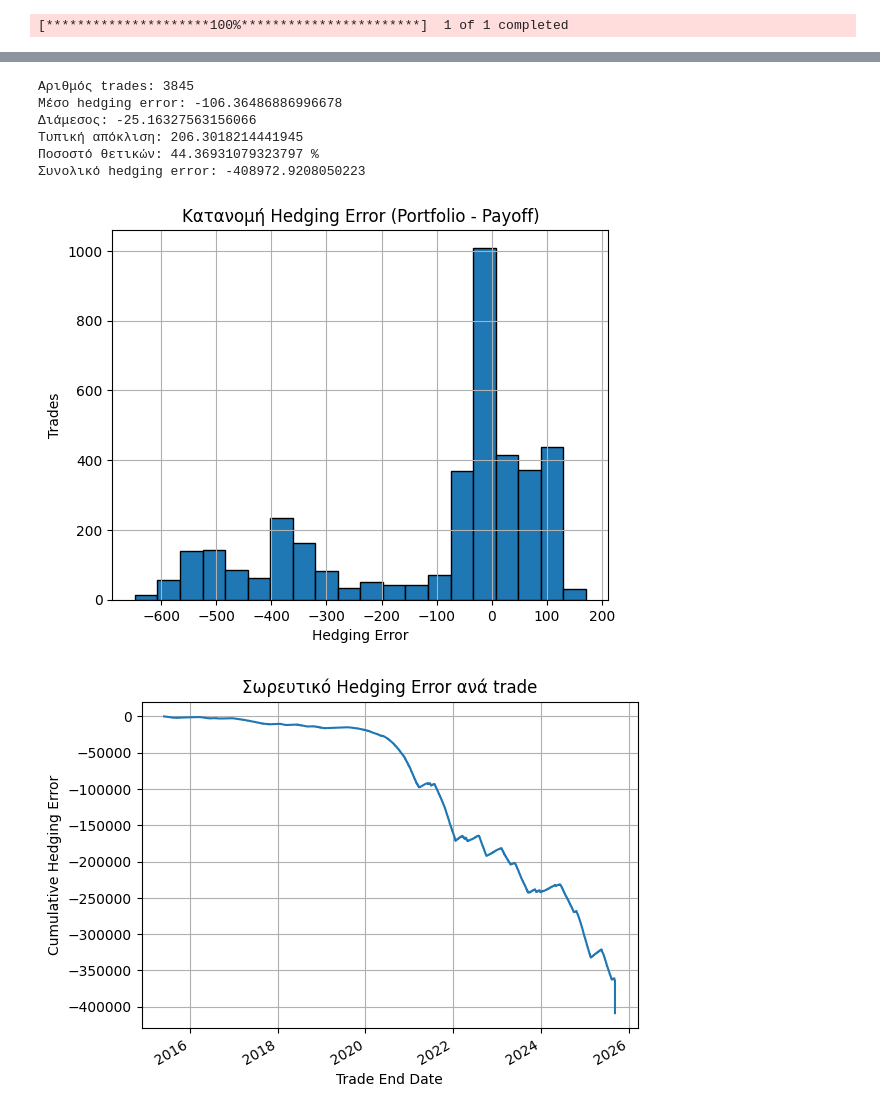
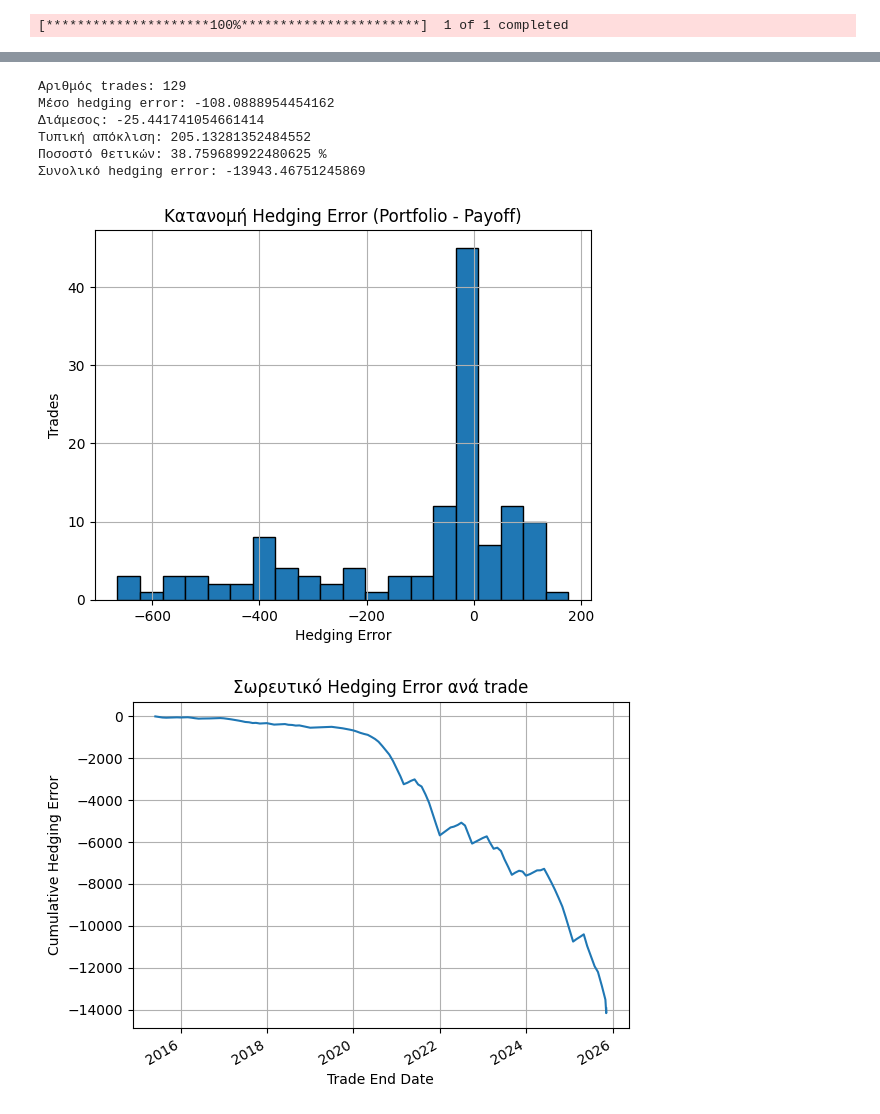
Before and after one commit to nikoshalidias/Financial-Engineering, a Jupyter notebook: BackTesting_Black_Scholes.ipynb, the cells around one changed output, grey strips where cells are left out. Cells and saved outputs as stored; diff of their text form; code cells hidden in the pictures.

```diff
--- a/BackTesting_Black_Scholes.ipynb
+++ b/BackTesting_Black_Scholes.ipynb
@@ -128,7 +164,12 @@ def backtest_monthly_anchors(
     anchor = pd.Timestamp(start_anchor)
     last = pd.Timestamp(end_anchor)
     results: List[TradeResult] = []
-    days_in_year = 252.0
+    days_in_year_td = 252.0  # trading days
+
+    def T_trading_years(t0: pd.Timestamp, t1: pd.Timestamp) -> float:
+        # Trading-day count (half-open): [t0, t1)
+        bd = np.busday_count(t0.date(), t1.date())
+        return float(bd / days_in_year_td)
 
     while anchor < last:
         train_start_cal = anchor - pd.DateOffset(months=training_months)
@@ -145,22 +186,22 @@ def backtest_monthly_anchors(
         if any(d is None for d in [train_start, train_end, trade_start, trade_end]):
             break
         if trade_end <= trade_start:
-            break
+            anchor = anchor + pd.DateOffset(months=step_months)
+            continue
 
         # === TRAIN σ από το προηγούμενο training window ===
         train_slice = px.loc[train_start:train_end, "Close"]
         logret = np.log(train_slice).diff()
         sigma_ann = annualize_vol_from_returns(logret)
-        if not np.isfinite(sigma_ann):
+        if not np.isfinite(sigma_ann) or sigma_ann <= 0.0:
             anchor = anchor + pd.DateOffset(months=step_months)
             continue
 
         # === TRADE  ===
         S0 = float(px.loc[trade_start, "Close"])
         K = float(S0 * K_offset)  # για fixed strike: αντικατάστησε με π.χ. K = 300.0
-        # ACT/365 approx για το συνολικό T (μόνο για αρχικοποίηση)
-        T_years_total = (trade_end - trade_start).days / 365.0
-        price0, delta = bs_price_delta(S0, K, T_years_total, r, q, sigma_ann, call)
+        T0 = T_trading_years(trade_start, trade_end)
+        price0, delta = bs_price_delta(S0, K, T0, r, q, sigma_ann, call)
 
         cash = -price0
         shares = delta
@@ -169,8 +210,12 @@ def backtest_monthly_anchors(
         trade_days = px.loc[trade_start:trade_end].index
         rehedges = 0
 
+        # Re-hedge ΜΟΝΟ σε εσωτερικές μέρες (όχι τη μέρα λήξης)
         for t in trade_days[1:]:
-            T_left = max((trade_end - t).days, 0) / 365.0
+            T_left = T_trading_years(t, trade_end)
+            if T_left <= 0.0:
+                break  # μην κάνεις hedge στη λήξη
+
             S = float(px.loc[t, "Close"])
             _, new_delta = bs_price_delta(S, K, T_left, r, q, sigma_ann, call)
 
@@ -181,14 +226,15 @@ def backtest_monthly_anchors(
                 shares = new_delta
                 rehedges += 1
 
-            cash *= math.exp(r / days_in_year)
+            # ημέρα-ημέρα ανατοκισμός στο r (trading days)
+            cash *= math.exp(r / days_in_year_td)
 
         ST = float(px.loc[trade_end, "Close"])
         payoff = max(ST - K, 0.0) if call else max(K - ST, 0.0)
 
         cash_final = cash - shares * ST
         portfolio_value = payoff + cash_final
-        hedging_error = portfolio_value - payoff  # = cash_final
+        hedging_error = cash_final  # = portfolio - payoff
 
         results.append(
             TradeResult(
@@ -198,15 +244,15 @@ def backtest_monthly_anchors(
             )
         )
 
-        # ΝΕΑ ΑΓΚΥΡΑ: κάθε step_months
-        anchor = anchor + pd.DateOffset(days=1)
+        # ΝΕΑ ΑΓΚΥΡΑ: κάθε step_months (όχι ημέρες)
+        anchor = anchor + pd.DateOffset(months=step_months)
 
     if not results:
         return pd.DataFrame(), pd.Series(dtype=float, name="equity")
 
-    res_df = pd.DataFrame([r.__dict__ for r in results])
-    res_df["cum_portfolio_value"] = res_df["portfolio_value"].cumsum()
-    equity = res_df["cum_portfolio_value"].rename("equity")
+    res_df = pd.DataFrame([r.__dict__ for r in results]).sort_values("trade_end")
+    # Equity με index στις ημερομηνίες λήξης
+    equity = res_df.set_index("trade_end")["portfolio_value"].cumsum().rename("equity")
     return res_df, equity
 
 # ------------------------- RUN (TSLA example) -------------------------
@@ -269,7 +315,6 @@ print("Ποσοστό θετικών:", (hedge_err > 0).mean()*100, "%")
 print("Συνολικό hedging error:", hedge_err.sum())
 
 # --- Ιστόγραμμα κατανομής ---
-import matplotlib.pyplot as plt
 plt.figure()
 hedge_err.hist(bins=20, edgecolor="black")
 plt.title("Κατανομή Hedging Error (Portfolio - Payoff)")
@@ -307,8 +352,8 @@ trade_start
-Αριθμός trades: 3845
-Μέσο hedging error: -106.36486886996678
-Διάμεσος: -25.16327563156066
-Τυπική απόκλιση: 206.3018214441945
-Ποσοστό θετικών: 44.36931079323797 %
-Συνολικό hedging error: -408972.9208050223
+Αριθμός trades: 129
+Μέσο hedging error: -108.0888954454162
+Διάμεσος: -25.441741054661414
+Τυπική απόκλιση: 205.13281352484552
+Ποσοστό θετικών: 38.759689922480625 %
+Συνολικό hedging error: -13943.46751245869
-[figure, old version]
+[figure, new version]
-[figure, old version]
+[figure, new version]
```
Also changed, not shown: parts of 2 cells of this notebook.
